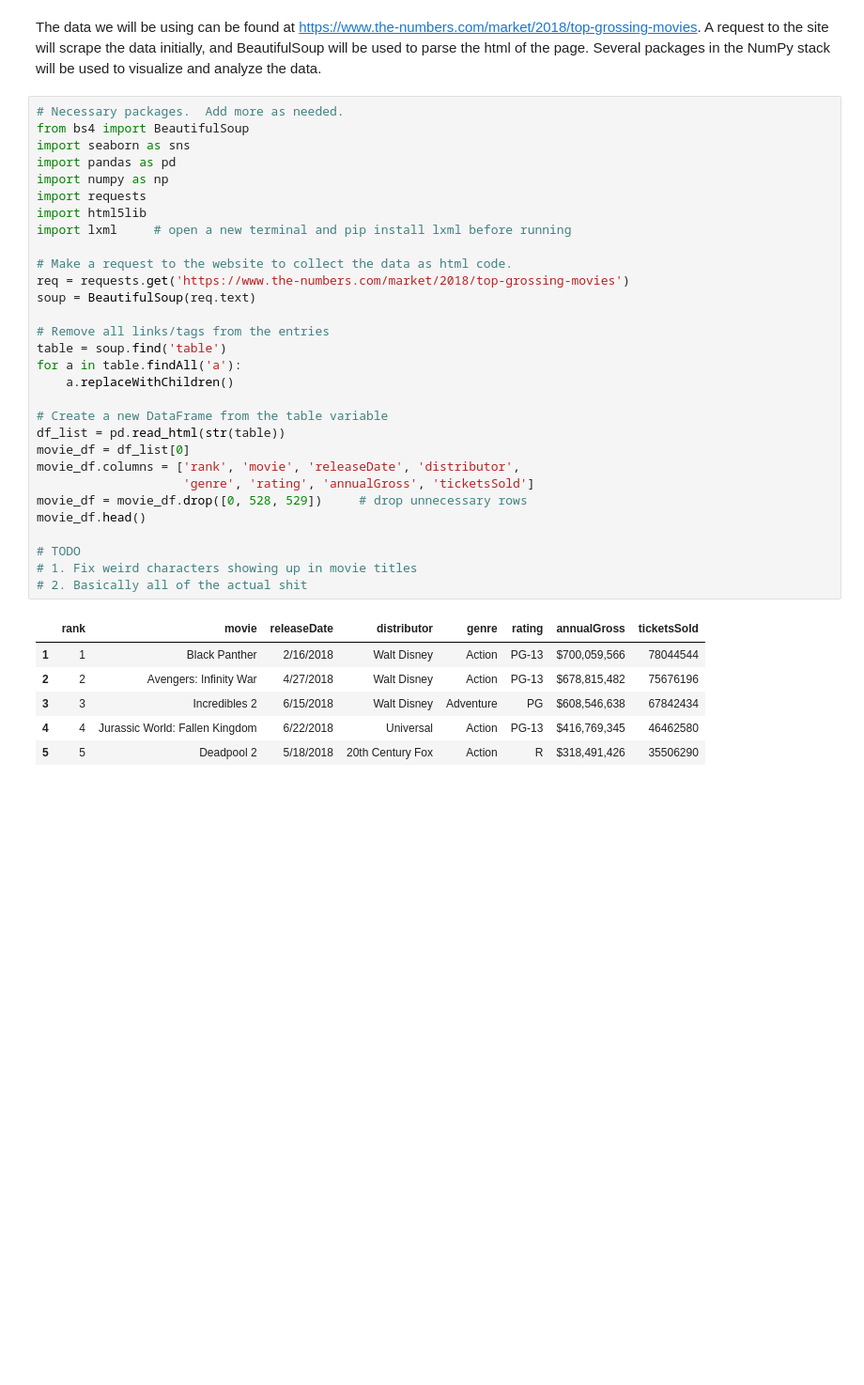
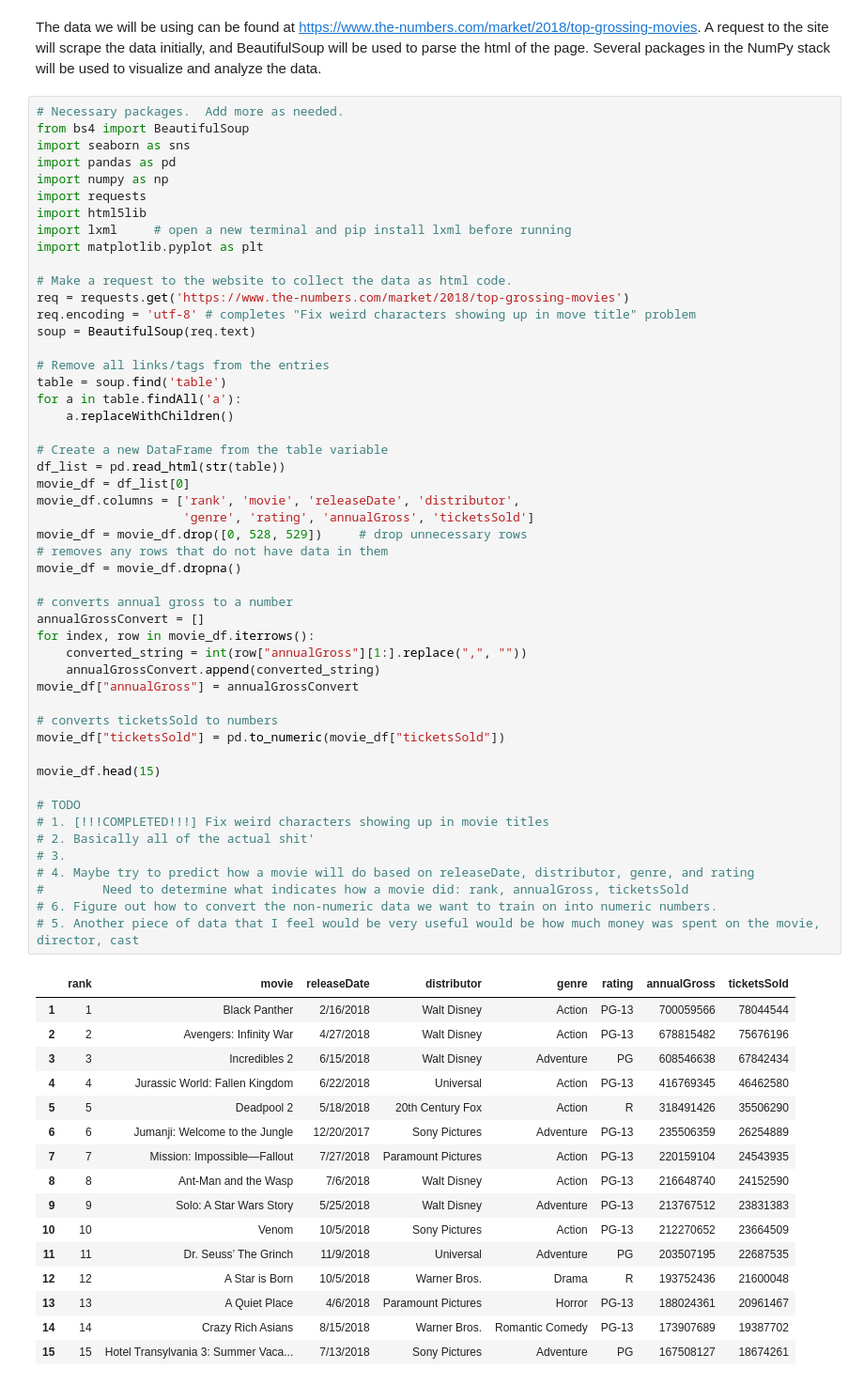
Before and after one commit to devinpopa/devinpopa.github.io, a Jupyter notebook: Devin_Popa_Noah_Bathras_Final_Tutorial.ipynb, the cells around one changed output. Shown at 94% size. Drawn from its saved outputs; the diff is of its cells as text; blank space fills up the shorter version.

Commit message:
Fixed weird title problem, updated columns to be numerics, added graphs

```diff
--- a/Devin_Popa_Noah_Bathras_Final_Tutorial.ipynb
+++ b/Devin_Popa_Noah_Bathras_Final_Tutorial.ipynb
@@ -13,37 +13,67 @@ The data we will be using can be found at https://www.the-numbers.com/market/201
 # %%
 # Necessary packages.  Add more as needed.
 from bs4 import BeautifulSoup
 import seaborn as sns
 import pandas as pd
 import numpy as np
 import requests
 import html5lib
 import lxml     # open a new terminal and pip install lxml before running
+import matplotlib.pyplot as plt
 
 # Make a request to the website to collect the data as html code.
 req = requests.get('https://www.the-numbers.com/market/2018/top-grossing-movies')
+req.encoding = 'utf-8' # completes "Fix weird characters showing up in move title" problem
 soup = BeautifulSoup(req.text)
 
 # Remove all links/tags from the entries
 table = soup.find('table')
 for a in table.findAll('a'):
     a.replaceWithChildren()
 
 # Create a new DataFrame from the table variable
 df_list = pd.read_html(str(table))
 movie_df = df_list[0]
 movie_df.columns = ['rank', 'movie', 'releaseDate', 'distributor',
                     'genre', 'rating', 'annualGross', 'ticketsSold']
 movie_df = movie_df.drop([0, 528, 529])     # drop unnecessary rows
-movie_df.head()
+# removes any rows that do not have data in them
+movie_df = movie_df.dropna()
+
+# converts annual gross to a number
+annualGrossConvert = []
+for index, row in movie_df.iterrows():
+    converted_string = int(row["annualGross"][1:].replace(",", ""))
+    annualGrossConvert.append(converted_string)
+movie_df["annualGross"] = annualGrossConvert
+
+# converts ticketsSold to numbers
+movie_df["ticketsSold"] = pd.to_numeric(movie_df["ticketsSold"])
+
+movie_df.head(15)
 
 # TODO
-# 1. Fix weird characters showing up in movie titles
-# 2. Basically all of the actual shit
+# 1. [!!!COMPLETED!!!] Fix weird characters showing up in movie titles
+# 2. Basically all of the actual shit'
+# 3.
+# 4. Maybe try to predict how a movie will do based on releaseDate, distributor, genre, and rating
+#        Need to determine what indicates how a movie did: rank, annualGross, ticketsSold
+# 6. Figure out how to convert the non-numeric data we want to train on into numeric numbers.
+# 5. Another piece of data that I feel would be very useful would be how much money was spent on the movie, director, cast
 # %% [output]
 |  | rank | movie | releaseDate | distributor | genre | rating | annualGross | ticketsSold |
-| 1 | 1 | Black Panther | 2/16/2018 | Walt Disney | Action | PG-13 | $700,059,566 | 78044544 |
-| 2 | 2 | Avengers: Infinity War | 4/27/2018 | Walt Disney | Action | PG-13 | $678,815,482 | 75676196 |
-| 3 | 3 | Incredibles 2 | 6/15/2018 | Walt Disney | Adventure | PG | $608,546,638 | 67842434 |
-| 4 | 4 | Jurassic World: Fallen Kingdom | 6/22/2018 | Universal | Action | PG-13 | $416,769,345 | 46462580 |
-| 5 | 5 | Deadpool 2 | 5/18/2018 | 20th Century Fox | Action | R | $318,491,426 | 35506290 |
+| 1 | 1 | Black Panther | 2/16/2018 | Walt Disney | Action | PG-13 | 700059566 | 78044544 |
+| 2 | 2 | Avengers: Infinity War | 4/27/2018 | Walt Disney | Action | PG-13 | 678815482 | 75676196 |
+| 3 | 3 | Incredibles 2 | 6/15/2018 | Walt Disney | Adventure | PG | 608546638 | 67842434 |
+| 4 | 4 | Jurassic World: Fallen Kingdom | 6/22/2018 | Universal | Action | PG-13 | 416769345 | 46462580 |
+| 5 | 5 | Deadpool 2 | 5/18/2018 | 20th Century Fox | Action | R | 318491426 | 35506290 |
+| 6 | 6 | Jumanji: Welcome to the Jungle | 12/20/2017 | Sony Pictures | Adventure | PG-13 | 235506359 | 26254889 |
+| 7 | 7 | Mission: Impossible—Fallout | 7/27/2018 | Paramount Pictures | Action | PG-13 | 220159104 | 24543935 |
+| 8 | 8 | Ant-Man and the Wasp | 7/6/2018 | Walt Disney | Action | PG-13 | 216648740 | 24152590 |
+| 9 | 9 | Solo: A Star Wars Story | 5/25/2018 | Walt Disney | Adventure | PG-13 | 213767512 | 23831383 |
+| 10 | 10 | Venom | 10/5/2018 | Sony Pictures | Action | PG-13 | 212270652 | 23664509 |
+| 11 | 11 | Dr. Seuss’ The Grinch | 11/9/2018 | Universal | Adventure | PG | 203507195 | 22687535 |
+| 12 | 12 | A Star is Born | 10/5/2018 | Warner Bros. | Drama | R | 193752436 | 21600048 |
+| 13 | 13 | A Quiet Place | 4/6/2018 | Paramount Pictures | Horror | PG-13 | 188024361 | 20961467 |
+| 14 | 14 | Crazy Rich Asians | 8/15/2018 | Warner Bros. | Romantic Comedy | PG-13 | 173907689 | 19387702 |
+| 15 | 15 | Hotel Transylvania 3: Summer Vaca... | 7/13/2018 | Sony Pictures | Adventure | PG | 167508127 | 18674261 |
```
Also changed, not shown: parts of 3 cells of this notebook.
